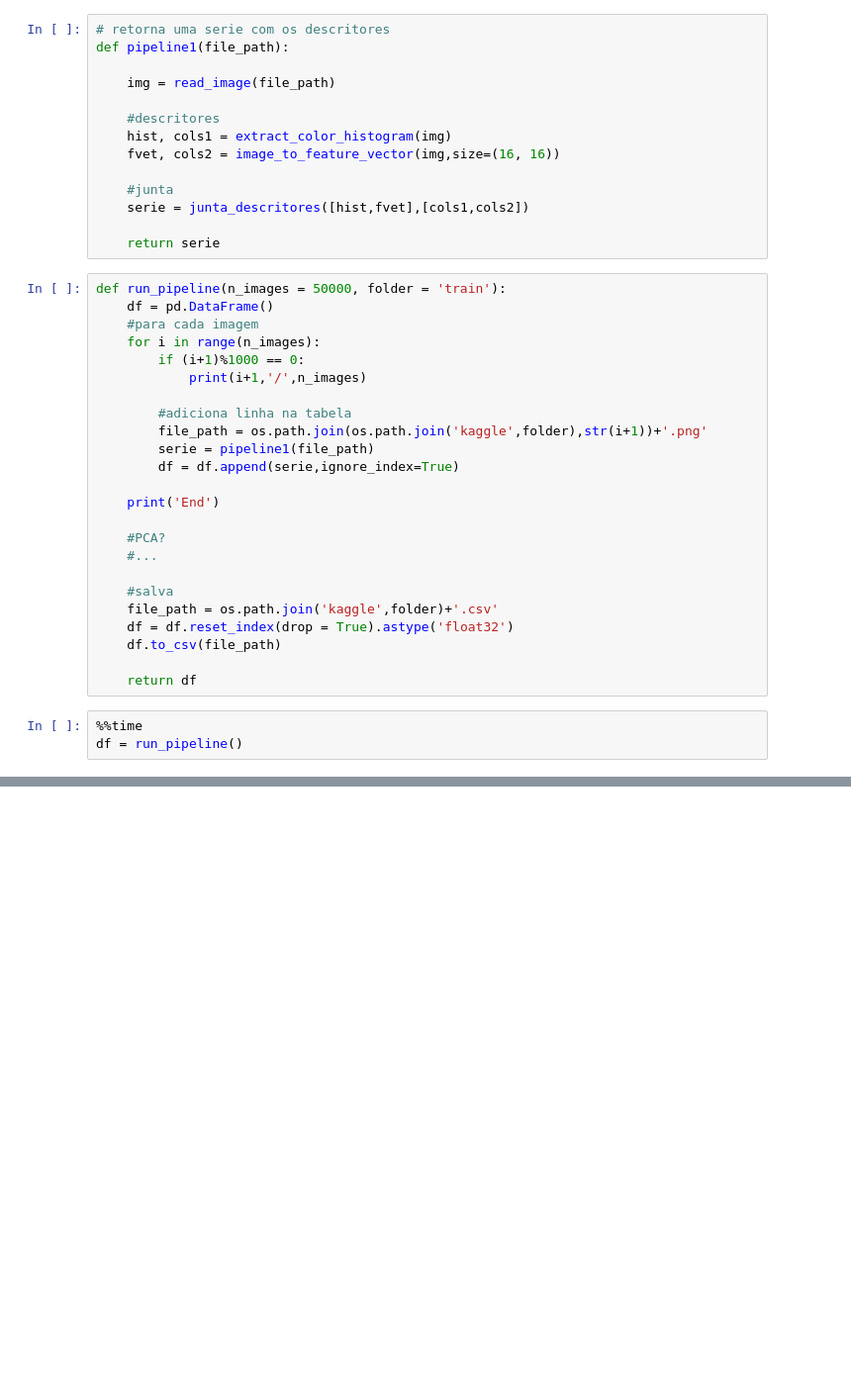
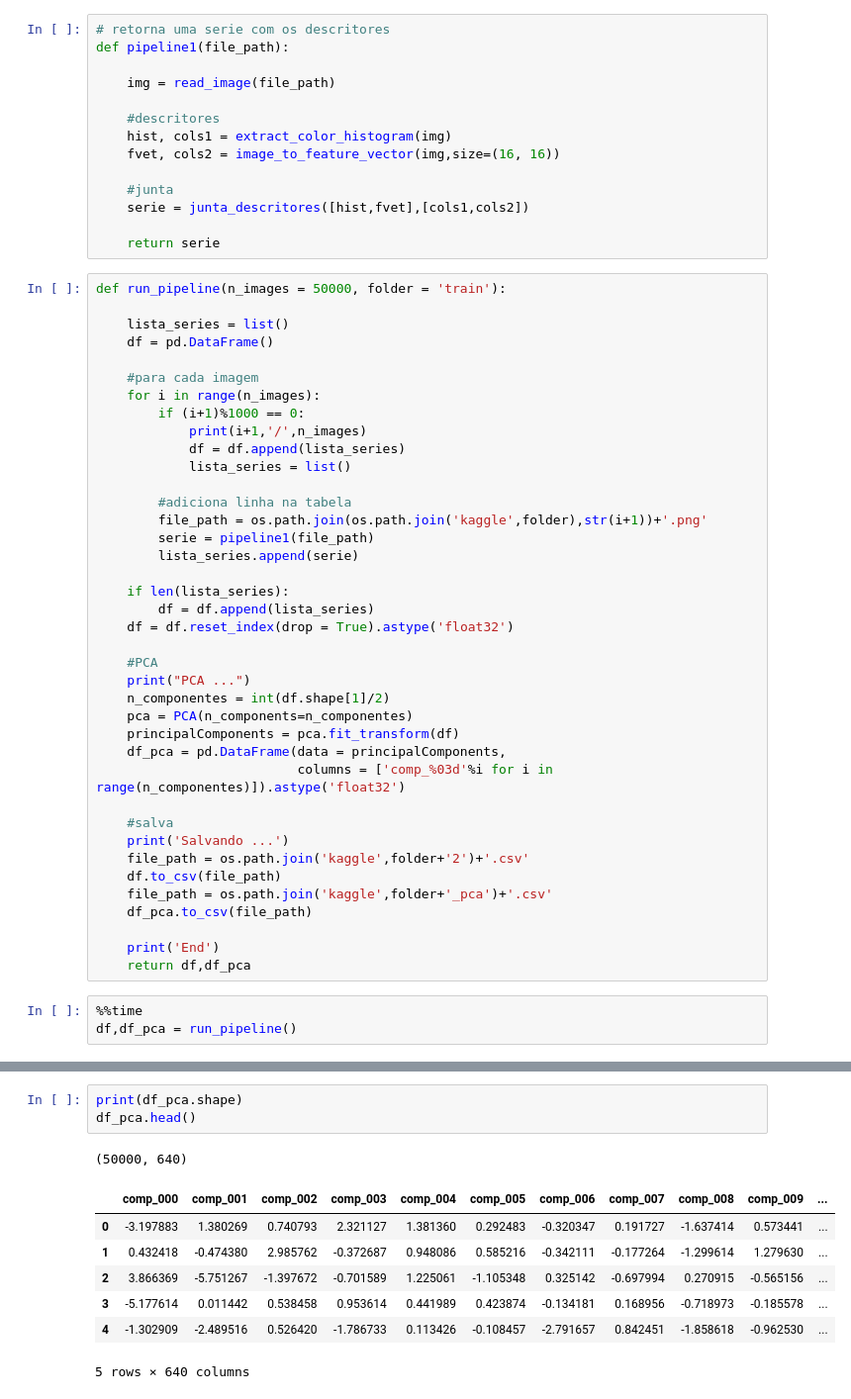
Before and after one commit to cordeirolibel/RPI, a Jupyter notebook: APS02/CIFAR/Descritores.ipynb, the cells around one changed output, grey strips where cells are left out. Shown: that part at 99% size. Saved outputs shown, nothing was run; the diff lists cells and outputs as text; blank space fills up the shorter version.

```diff
--- a/APS02/CIFAR/Descritores.ipynb
+++ b/APS02/CIFAR/Descritores.ipynb
@@ -111,31 +112,46 @@ def pipeline1(file_path):
     return serie
 # %%
 def run_pipeline(n_images = 50000, folder = 'train'):
+
+    lista_series = list()
     df = pd.DataFrame()
+
     #para cada imagem
     for i in range(n_images):
         if (i+1)%1000 == 0:
             print(i+1,'/',n_images)
+            df = df.append(lista_series)
+            lista_series = list()
 
         #adiciona linha na tabela
         file_path = os.path.join(os.path.join('kaggle',folder),str(i+1))+'.png'
         serie = pipeline1(file_path)
-        df = df.append(serie,ignore_index=True)
+        lista_series.append(serie)
+
+    if len(lista_series):
+        df = df.append(lista_series)
+    df = df.reset_index(drop = True).astype('float32')
+
+    #PCA
+    print("PCA ...")
+    n_componentes = int(df.shape[1]/2)
+    pca = PCA(n_components=n_componentes)
+    principalComponents = pca.fit_transform(df)
+    df_pca = pd.DataFrame(data = principalComponents,
+                          columns = ['comp_%03d'%i for i in range(n_componentes)]).astype('float32')
+
+    #salva
+    print('Salvando ...')
+    file_path = os.path.join('kaggle',folder+'2')+'.csv'
+    df.to_csv(file_path)
+    file_path = os.path.join('kaggle',folder+'_pca')+'.csv'
+    df_pca.to_csv(file_path)
 
     print('End')
-
-    #PCA?
-    #...
-
-    #salva
-    file_path = os.path.join('kaggle',folder)+'.csv'
-    df = df.reset_index(drop = True).astype('float32')
-    df.to_csv(file_path)
-
-    return df
+    return df,df_pca
 # %%
 %%time
-df = run_pipeline()
+df,df_pca = run_pipeline()
 # %% [output]
 1000 / 50000
 2000 / 50000
@@ -170,0 +185,12 @@ df2.shape
+# %%
+print(df_pca.shape)
+df_pca.head()
+# %% [output]
+(50000, 640)
+|  | comp_000 | comp_001 | comp_002 | comp_003 | comp_004 | comp_005 | comp_006 | comp_007 | comp_008 | comp_009 | ... |
+| 0 | -3.197883 | 1.380269 | 0.740793 | 2.321127 | 1.381360 | 0.292483 | -0.320347 | 0.191727 | -1.637414 | 0.573441 | ... |
+| 1 | 0.432418 | -0.474380 | 2.985762 | -0.372687 | 0.948086 | 0.585216 | -0.342111 | -0.177264 | -1.299614 | 1.279630 | ... |
+| 2 | 3.866369 | -5.751267 | -1.397672 | -0.701589 | 1.225061 | -1.105348 | 0.325142 | -0.697994 | 0.270915 | -0.565156 | ... |
+| 3 | -5.177614 | 0.011442 | 0.538458 | 0.953614 | 0.441989 | 0.423874 | -0.134181 | 0.168956 | -0.718973 | -0.185578 | ... |
+| 4 | -1.302909 | -2.489516 | 0.526420 | -1.786733 | 0.113426 | -0.108457 | -2.791657 | 0.842451 | -1.858618 | -0.962530 | ... |
+5 rows × 640 columns
```
Also changed, not shown: parts of 5 cells of this notebook.
